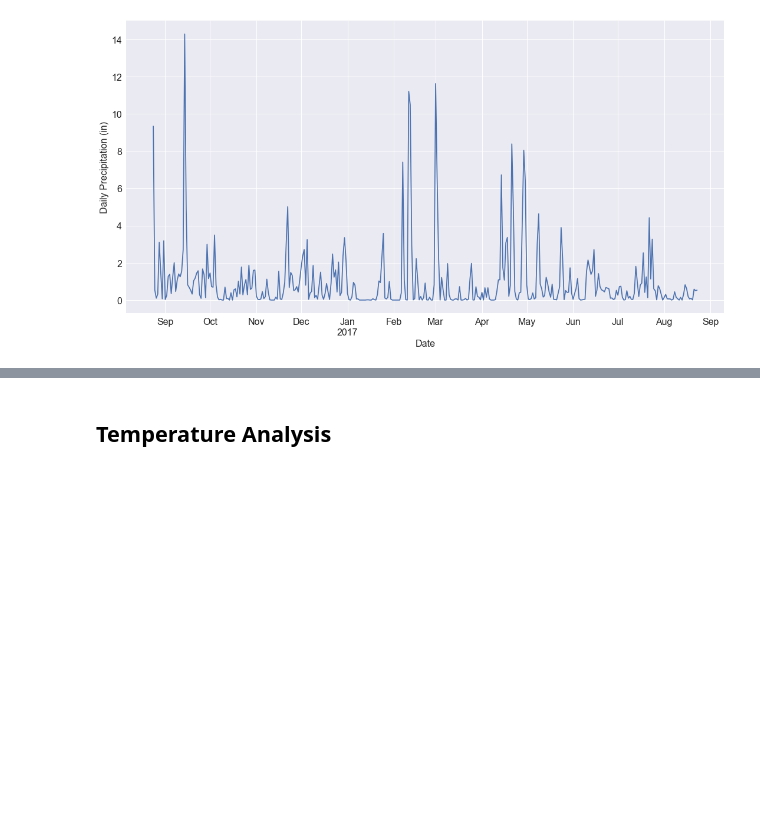
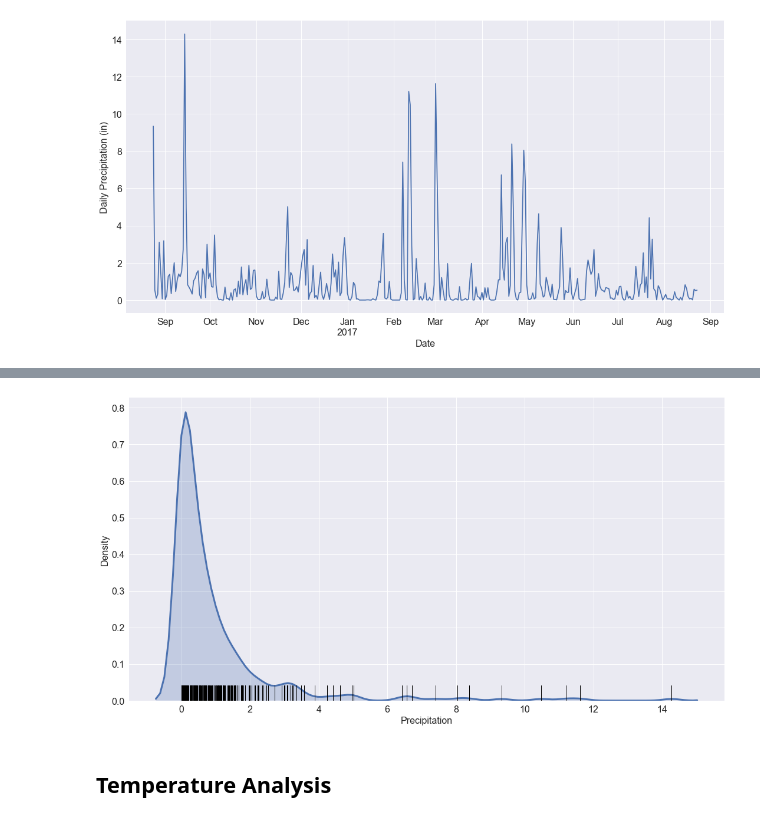
Before and after one commit to rochiecuevas/climate_analysis, a Jupyter notebook: climate_starter.ipynb, the cells around one changed output, grey strips where cells are left out. Cells and saved outputs as stored; diff of their text form; code cells hidden in the pictures; blank space fills up the shorter version.

Commit message:
edited precipitation calculations

```diff
--- a/climate_starter.ipynb
+++ b/climate_starter.ipynb
@@ -387,13 +398,16 @@ plt.savefig("Images/pptn_monthly_avg.svg")
 # %%
 # Precipitation distribution
 plt.figure(figsize = (15,8))
-sns.distplot(pptn_df["mean"], kde = True, hist = False, rug = True,
+sns.distplot(pptn_df["prcp"], kde = True, hist = False, rug = True,
              kde_kws = {"shade": True, "linewidth": 3},
              rug_kws = {"color": "black"})
 plt.xlabel("Precipitation", fontsize = 16)
 plt.ylabel("Density", fontsize = 16)
 plt.tight_layout()
 plt.savefig("Images/density_precipitation.svg")
+plt.savefig("Images/density_precipitation.png")
+# %% [output]
+[figure, added]
 # %% [markdown]
 ## Temperature Analysis
 # %%
```
Also changed, not shown: parts of 2 cells of this notebook, 4 other files.
